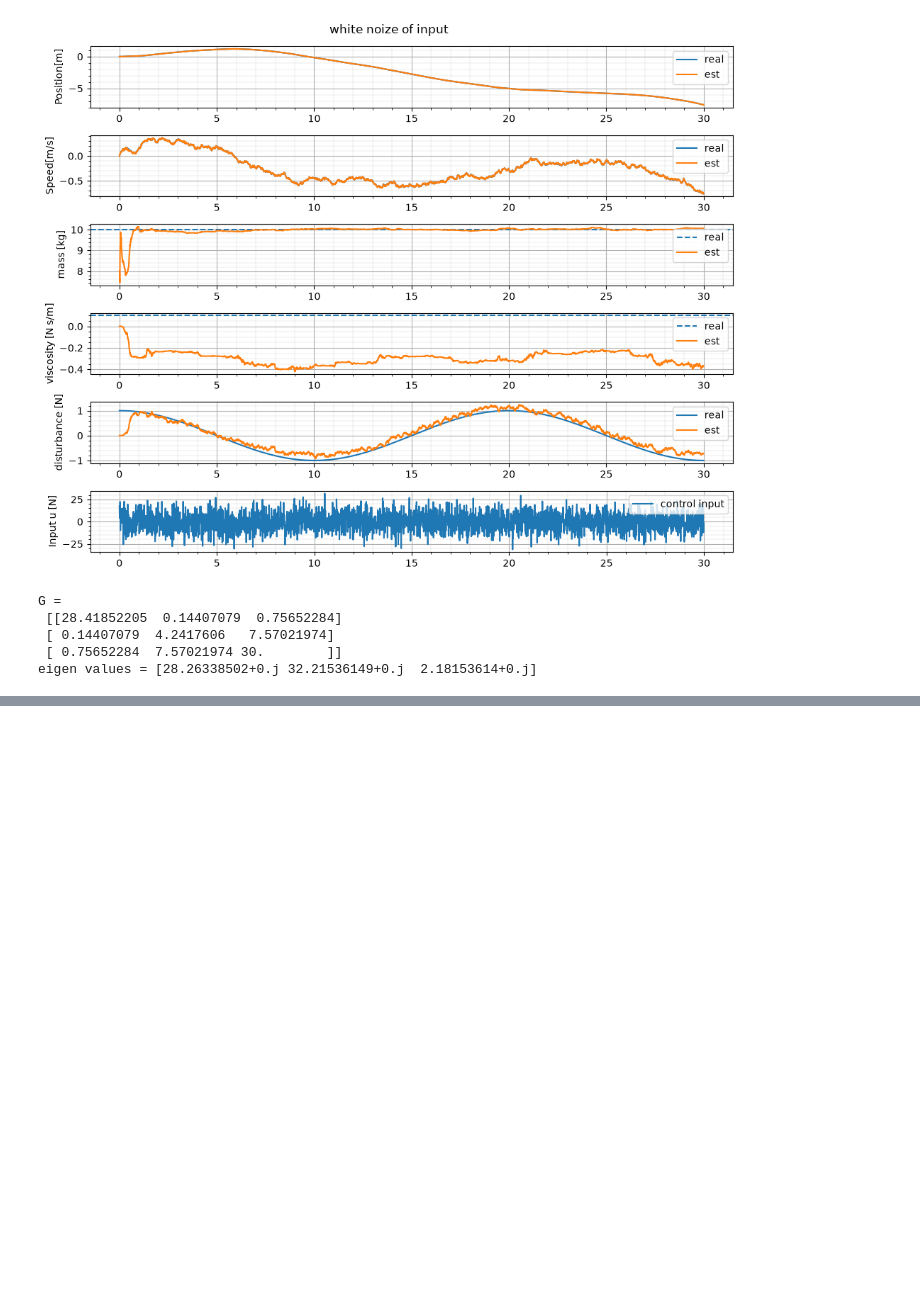
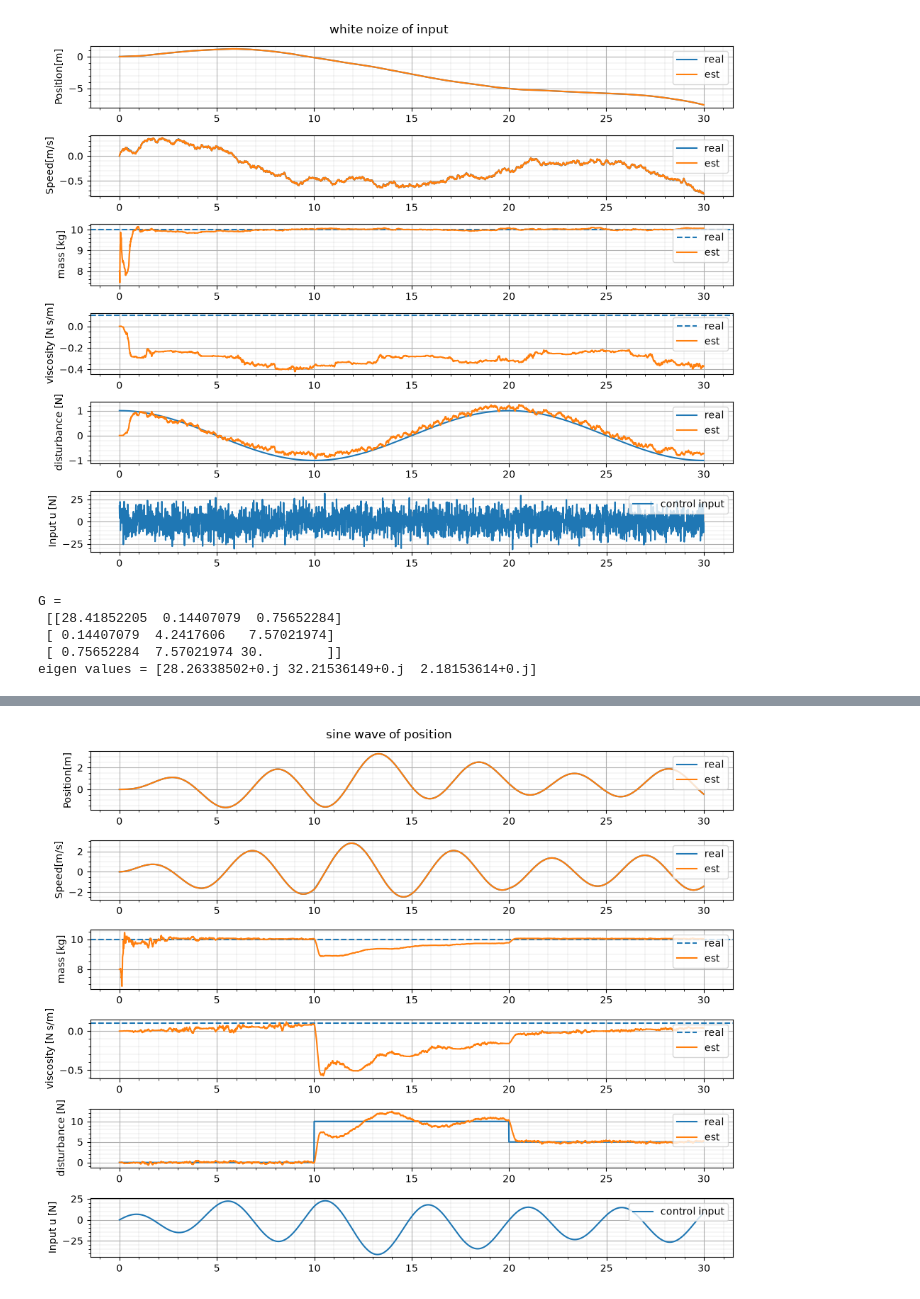
Before and after one commit to hideto008/learning_estimation_method, a Jupyter notebook: Notes/Estimate_Parameters_and_disturbance_using_UKF.ipynb, the cells around one changed output, grey strips where cells are left out. Drawn from its saved outputs; the diff is of its cells as text; code cells hidden in the pictures; blank space fills up the shorter version.

```diff
--- a/Notes/Estimate_Parameters_and_disturbance_using_UKF.ipynb
+++ b/Notes/Estimate_Parameters_and_disturbance_using_UKF.ipynb
@@ -789,0 +921,84 @@ eigen values = [28.26338502+0.j 32.21536149+0.j  2.18153614+0.j]
+# %%
+np.random.seed(0)
+
+dt = 1e-2 # [s]
+duration = 30 #[s]
+sampling_point = int(duration/dt)
+time_window = np.arange(sampling_point) * dt
+
+params = Parameters(
+    dt = dt,
+    m = 10,
+    d = 0.1,
+    Q_real = np.diag([1e-8, 1e-8]),
+    Q = np.diag([1e-8, 1e-8, 2e-5, 2e-5, 5e-3]), # プロセスノイズ
+    R = np.diag([1e-4, 1e-4]), # 観測ノイズ
+    P_init = np.diag([1e2, 1e2, 4, 5e-2, 1e-2]) # 誤差共分散行列の初期値
+)
+
+# 制御入力
+
+# 正弦波
+amplitude = 1.0  # 振幅 [N]
+frequency = 0.2  # 周波数 [Hz]（周期5秒）
+omega = 2 * np.pi * frequency
+sine_array = amplitude * np.sin(2 * np.pi * frequency * time_window)
+
+white_noize = np.random.normal(loc=0, scale=10, size=len(time_window))
+
+# 外乱
+fe_array = np.select(
+    [
+        time_window < 10,
+        (time_window >= 10) & (time_window < 20),
+        time_window >= 20,
+    ],
+    [0, 10, 5],
+)
+
+#
+X_init = np.array([0.0, 0.0])
+X_est_init = np.array([0.0, 0.0, 8.0, 0.0, 0.0])
+
+
+
+u_input = sine_array
+
+t_array, x_array_sine_posi, x_est_array, p_array, u_array = simulation(X_init = X_init,
+                                                    X_est_init = X_est_init,
+                                                    u_array = u_input,
+                                                    fe_array = fe_array,
+                                                    params = params,
+                                                    feedback=True)
+
+create_fig(t_array, x_array_sine_posi, x_est_array, u_array, fe_array, params, title="sine wave of position")
+
+calc_G(x_array_sine_posi,params)
+
+u_input = sine_array
+
+t_array, x_array_sine_u, x_est_array, p_array, u_array = simulation(X_init = X_init,
+                                                    X_est_init = X_est_init,
+                                                    u_array = u_input * 10,
+                                                    fe_array = fe_array,
+                                                    params = params,
+                                                    feedback=False)
+
+create_fig(t_array, x_array_sine_u, x_est_array, u_array, fe_array, params, title="sine wave of input")
+
+calc_G(x_array_sine_u,params)
+
+u_input = white_noize
+
+t_array, x_array_wn, x_est_array, p_array, u_array = simulation(X_init = X_init,
+                                                    X_est_init = X_est_init,
+                                                    u_array = u_input,
+                                                    fe_array = fe_array,
+                                                    params = params,
+                                                    feedback=False)
+
+create_fig(t_array, x_array_wn, x_est_array, u_array, fe_array, params, title="white noize of input")
+
+calc_G(x_array_wn,params)
+# %% [output]
+[figure, added]
```
Also changed, not shown: parts of 12 cells of this notebook.
